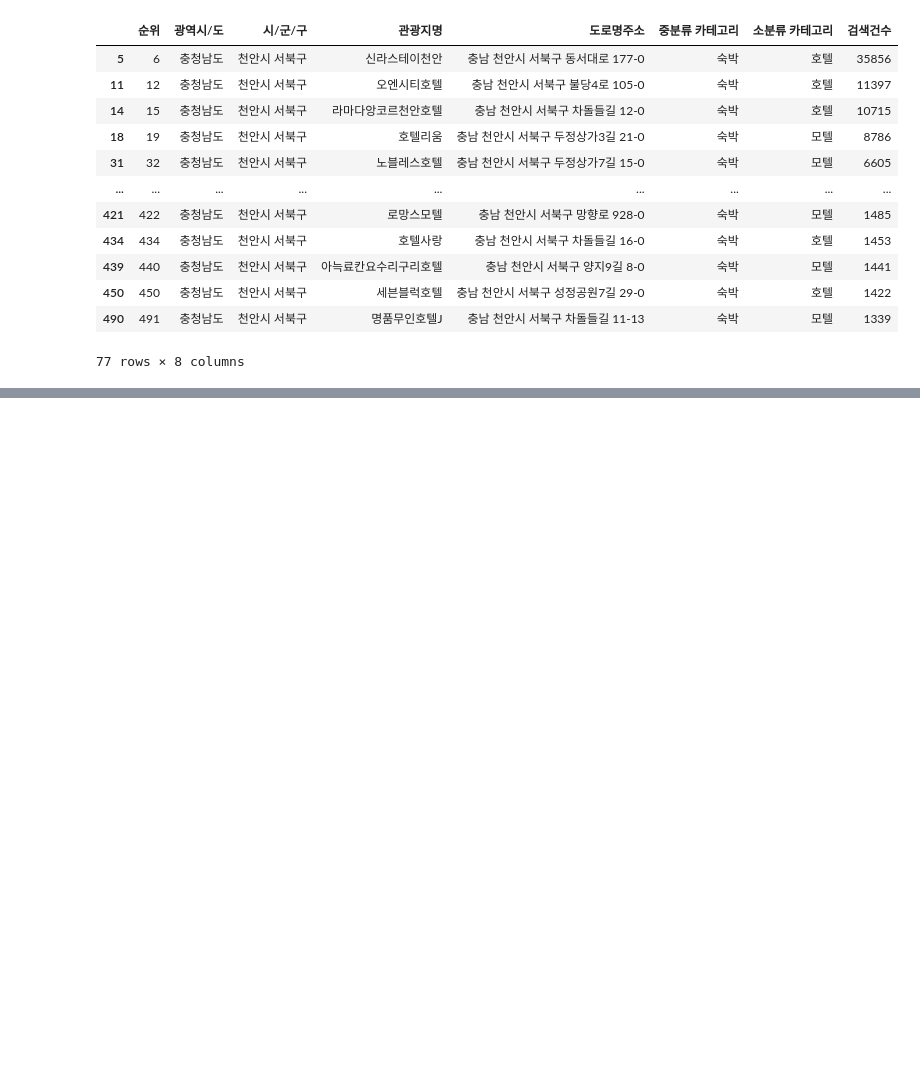
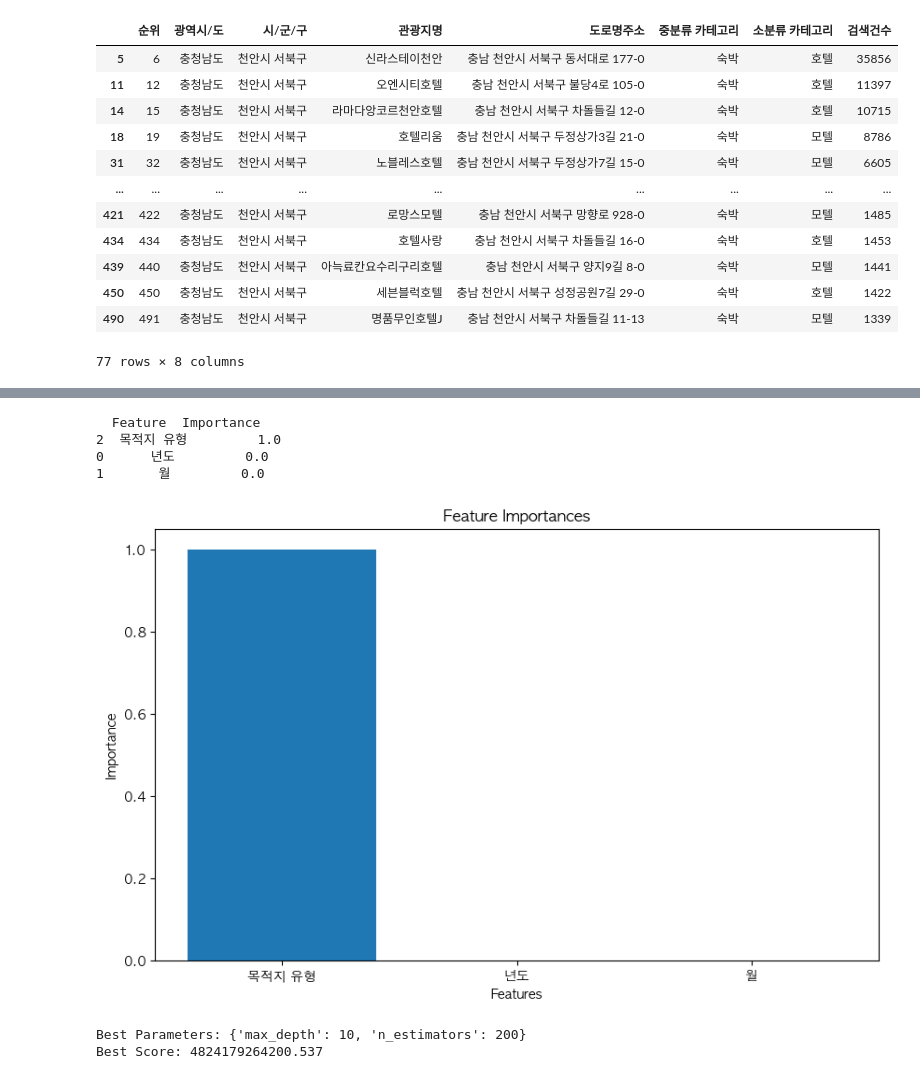
Before and after one commit to bilded/Big-Data-Idea-Contest_Cheonan-City-, a Jupyter notebook: 데이터 자료 정리본..ipynb, the cells around one changed output, grey strips where cells are left out. Cells and saved outputs as stored; diff of their text form; code cells hidden in the pictures; blank space fills up the shorter version.

```diff
--- a/데이터 자료 정리본..ipynb
+++ b/데이터 자료 정리본..ipynb
@@ -264,0 +566,58 @@ hotel[hotel['시/군/구']== '천안시 서북구']
+# %%
+import pandas as pd
+import matplotlib.pyplot as plt
+from sklearn.ensemble import RandomForestRegressor
+
+
+
+# Feature Importance 예제 (가상의 모델)
+# 실제로는 학습된 모델에서 가져와야 합니다
+feature_importances = [0.0, 0.0, 1.0]  # '년도', '월', '목적지 유형'에 대한 중요도
+
+# 피처 이름
+features = ['년도', '월', '목적지 유형']
+
+# 피처 중요도를 데이터프레임으로 변환
+importance_df = pd.DataFrame({
+    'Feature': features,
+    'Importance': feature_importances
+}).sort_values(by='Importance', ascending=False)
+
+print(importance_df)
+
+# 중요도 시각화
+plt.figure(figsize=(10, 6))
+plt.bar(importance_df['Feature'], importance_df['Importance'])
+plt.title('Feature Importances')
+plt.xlabel('Features')
+plt.ylabel('Importance')
+plt.show()
+# %% [output]
+  Feature  Importance
+2  목적지 유형         1.0
+0      년도         0.0
+1       월         0.0
+[figure, added]
+# %%
+from sklearn.model_selection import GridSearchCV
+from sklearn.ensemble import RandomForestRegressor
+
+# 모델 초기화
+rf_model = RandomForestRegressor()
+
+# 하이퍼파라미터 그리드 설정
+param_grid = {
+    'n_estimators': [100, 200, 300],
+    'max_depth': [None, 10, 20, 30]
+}
+
+# GridSearchCV 설정
+grid_search = GridSearchCV(estimator=rf_model, param_grid=param_grid, cv=5, scoring='neg_mean_squared_error')
+grid_search.fit(X_train, y_train)
+
+# 최적 하이퍼파라미터 출력
+print("Best Parameters:", grid_search.best_params_)
+print("Best Score:", -grid_search.best_score_)
+# %% [output]
+Best Parameters: {'max_depth': 10, 'n_estimators': 200}
+Best Score: 4824179264200.537
```
Also changed, not shown: parts of 9 cells of this notebook, 3 other files.
